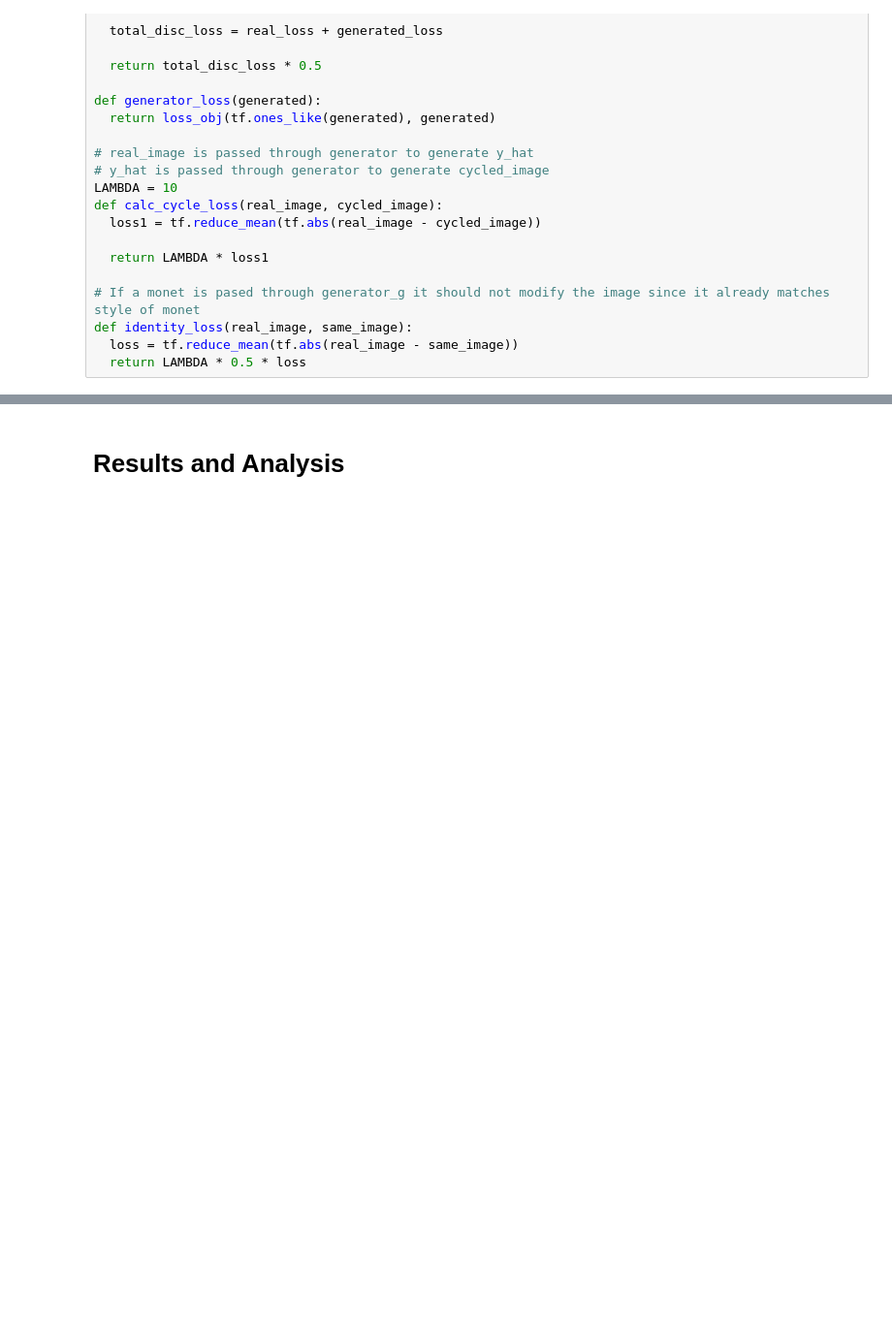
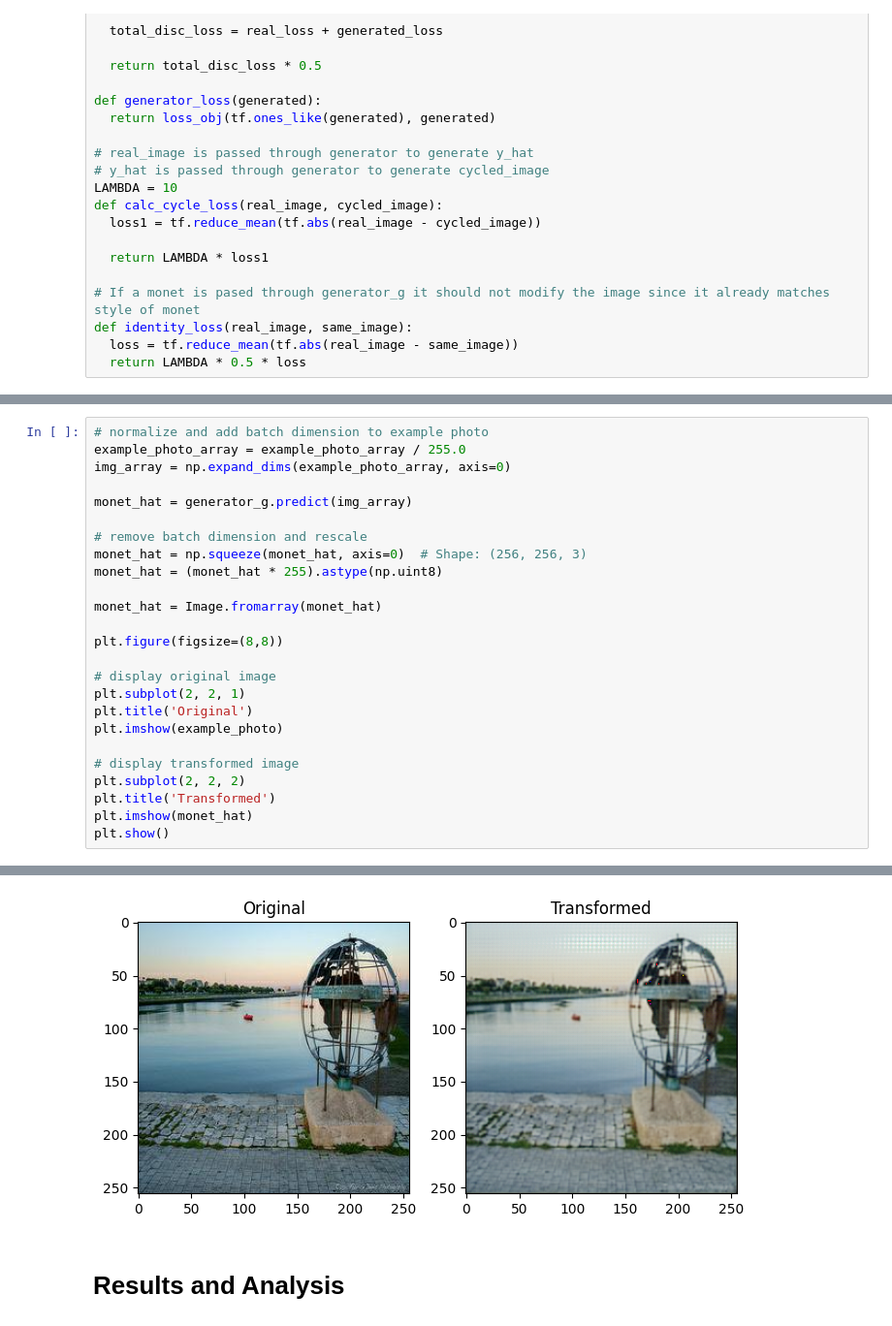
Before and after one commit to wtbtucker/gan-monet, a Jupyter notebook: gan.ipynb, the cells around one changed output, grey strips where cells are left out. Shown at 97% size. Saved outputs shown, nothing was run; the diff lists cells and outputs as text; blank space fills up the shorter version.

```diff
--- a/gan.ipynb
+++ b/gan.ipynb
@@ -277,0 +343,26 @@ NameError: name 'scipy' is not defined
+# %%
+# normalize and add batch dimension to example photo
+example_photo_array = example_photo_array / 255.0
+img_array = np.expand_dims(example_photo_array, axis=0)
+
+monet_hat = generator_g.predict(img_array)
+
+# remove batch dimension and rescale
+monet_hat = np.squeeze(monet_hat, axis=0)  # Shape: (256, 256, 3)
+monet_hat = (monet_hat * 255).astype(np.uint8)
+
+monet_hat = Image.fromarray(monet_hat)
+
+plt.figure(figsize=(8,8))
+
+# display original image
+plt.subplot(2, 2, 1)
+plt.title('Original')
+plt.imshow(example_photo)
+
+# display transformed image
+plt.subplot(2, 2, 2)
+plt.title('Transformed')
+plt.imshow(monet_hat)
+plt.show()
+# %% [output]
@@ -278,2 +370,3 @@ NameError: name 'scipy' is not defined
+[figure, added]
 # %% [markdown]
 # Results and Analysis
```
Also changed, not shown: parts of 21 cells of this notebook.
